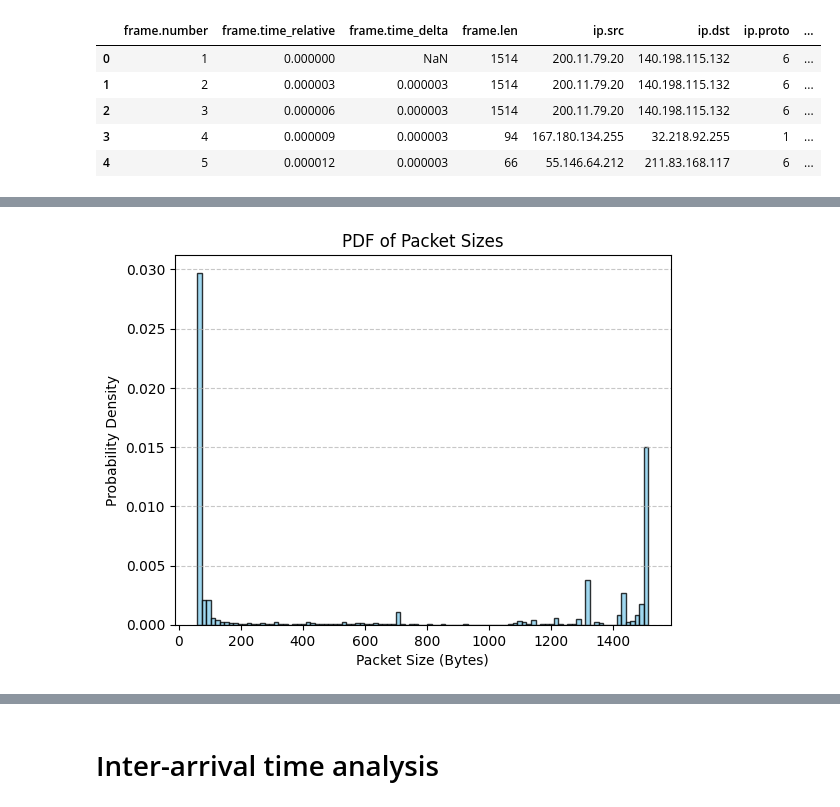
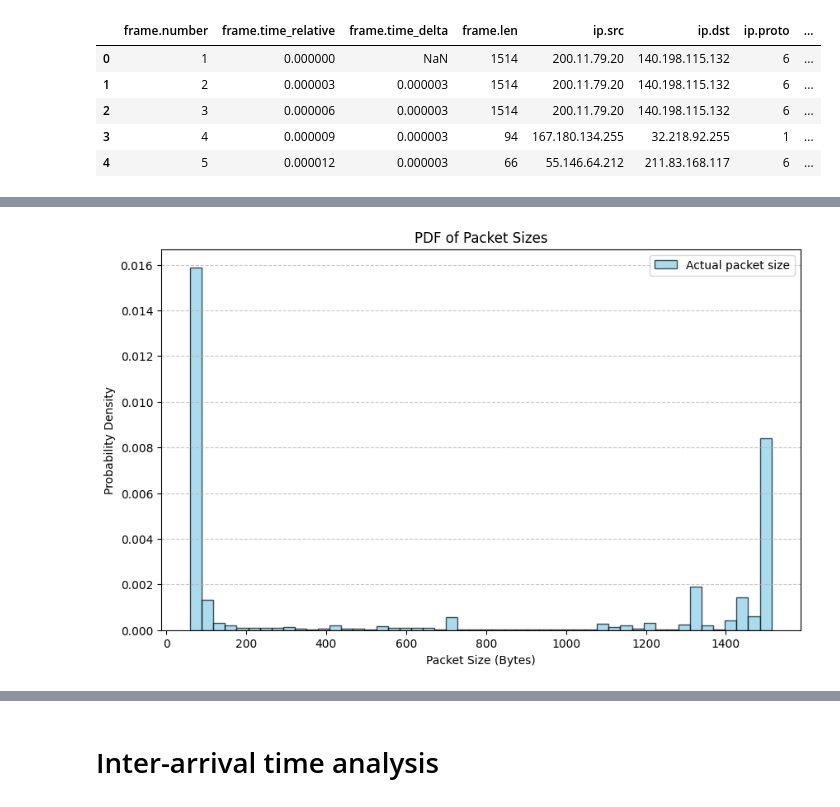
Before and after one commit to alarmfox/imdea-assignement, a Jupyter notebook: analysis.ipynb, the cells around one changed output, grey strips where cells are left out. Drawn from its saved outputs; the diff is of its cells as text; code cells hidden in the pictures.

Commit message:
feat: packet size analysis

```diff
--- a/analysis.ipynb
+++ b/analysis.ipynb
@@ -13,3 +62,17 @@ The notebook is structured as follows:
+# %%
+import numpy as np
+
+def rsquared_rmse(predicted_data: np.ndarray, observed_data: np.ndarray) -> float:
+    residuals = observed_data - predicted_data
+
+    sse = np.sum(residuals ** 2)
+
+    sst = np.sum((observed_data - np.mean(observed_data)) ** 2)
+
+    r_squared = 1 - (sse / sst)
+    rmse = np.sqrt(np.mean(residuals**2))
+
+    return rsquared, rmse
 # %%
 import pandas as pd
 
@@ -37,16 +102,76 @@ Looking at the distribution plotted, it could be fit with the bi-modal distribut
 # %%
 import matplotlib.pyplot as plt
+import numpy as np
+from scipy.optimize import curve_fit
+
+bins = 50
+
+# Create the bimodal from the sum of 2 gaussian
+def gauss(x,mu,sigma,A):
+    return A * np.exp(-(x-mu)**2/2 /sigma**2)
+
+def bimodal(x,mu1,sigma1,A1,mu2,sigma2,A2):
+    return gauss(x,mu1,sigma1,A1) + gauss(x,mu2,sigma2,A2)
 
 packet_sizes = df["frame.len"].dropna()
 
-plt.hist(packet_sizes, bins=100, density=True, color='skyblue', edgecolor='black', alpha=0.7)
+pdf = plt.figure(figsize=(10, 6))
+
+plt.hist(packet_sizes, bins=bins, density=True, color='skyblue', edgecolor='black', alpha=0.7, label="Actual packet size")
 plt.title('PDF of Packet Sizes')
 plt.xlabel('Packet Size (Bytes)')
 plt.ylabel('Probability Density')
 plt.grid(axis='y', linestyle='--', alpha=0.7)
+plt.legend()
+plt.show()
 
-plt.savefig("figures/packet_size.pdf")
+print(packet_sizes.head())
+# Save the single pdf for reference.
+plt.savefig("figures/pdf-packet_size.pdf")
+plt.close(pdf)
 
-# Fit wit the distribution
+# Create a histogram to get the (x, y) coordinates for fitting
+counts, bin_edges = np.histogram(packet_sizes, bins=bins, density=True)
+bin_centers = (bin_edges[:-1] + bin_edges[1:]) / 2
+max_height = np.max(counts)
+
+# Peak 1 is around 60, Peak 2 is around 1500.
+# format: [mu1, sigma1, amp1, mu2, sigma2, amp2]
+initial_guess = [60, 20, max_height, 1500, 20, max_height / 2]
+lower_bounds = [0, 1, 0, 1000, 1, 0]          # Minimum allowed values
+upper_bounds = [500, 200, max_height, 1600, 200, max_height] # Maximum allowed values
+
+# Find optimal parameters
+params, cov = curve_fit(bimodal,
+                        bin_centers,
+                        counts,
+                        p0=initial_guess,
+                        bounds=(lower_bounds, upper_bounds),
+                        maxfev=1000
+                       )
+
+# Plot origial data
+# Use 1500 / 50 = 30 bytes per bin
+plt.hist(packet_sizes, bins=bins, density=True, color='skyblue', edgecolor='black', alpha=0.5, label="Actual Data")
+
+# Plot the bimodal-distribution
+x_range = np.linspace(0, 1600, 1000)
+plt.plot(x_range, bimodal(x_range, *params), color='red', linestyle="--", lw=1, label='Bimodal Fit')
+
+plt.title('Bimodal Fit of Packet Sizes')
+plt.xlabel('Packet Size (Bytes)')
+plt.ylabel('Probability Density')
+plt.legend()
+plt.grid(axis='y', linestyle='--', alpha=0.7)
+print("Estimated params:", params)
+plt.savefig("figures/bimodalfit-packet-size.pdf")
+
+# Goodness of fit evaluation
+y_predicted = bimodal(bin_centers, *params)
+y_actual = counts
+
+r_squared, rmse = rsquared_rmse(y_predicted, y_actual)
+print("R-squared:", r_squared)
+print("RMSE:", rmse)
 # %% [output]
-[figure, old version]
+[figure, new version]
```
Also changed, not shown: parts of 3 cells of this notebook.
